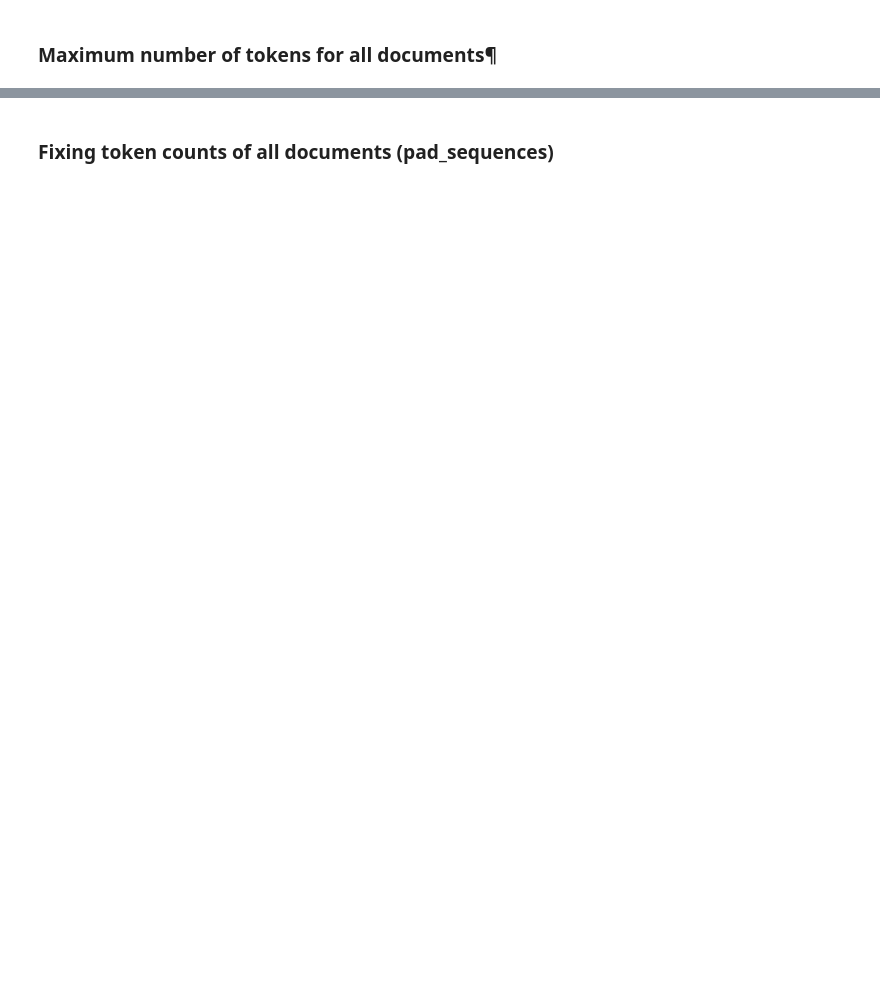
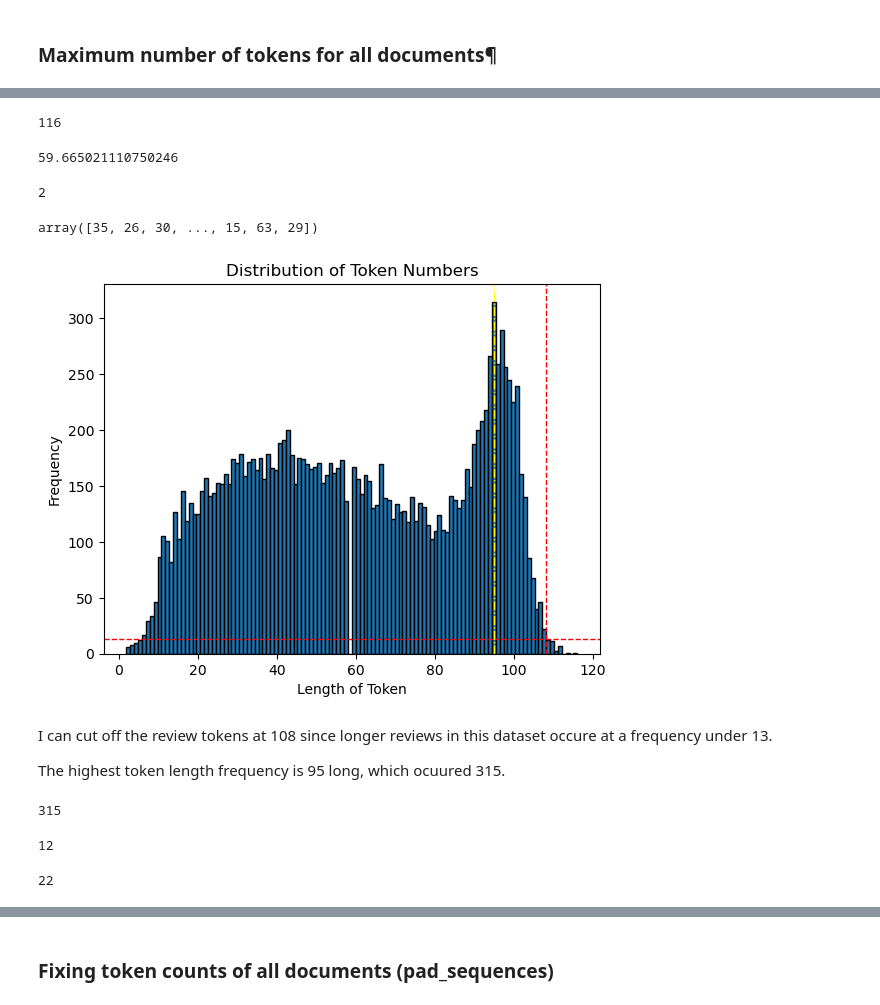
Before and after one commit to WaadAlharthi/ML_Portfolio, a Jupyter notebook: NLP_Sentiment_Analysis_Project.ipynb, the cells around one changed output, grey strips where cells are left out. Saved outputs shown, nothing was run; the diff lists cells and outputs as text; code cells hidden in the pictures; blank space fills up the shorter version.

```diff
--- a/NLP_Sentiment_Analysis_Project.ipynb
+++ b/NLP_Sentiment_Analysis_Project.ipynb
@@ -975,2 +1011,4 @@ weighted avg       0.86      0.83      0.75      2717
+# %%
+tokenizer.fit_on_texts(X_train)
 # %% [markdown]
 ### Creating word index
@@ -977,2 +1042,13 @@ weighted avg       0.86      0.83      0.75      2717
 # %% [markdown]
 ### Converting tokens to numeric
+# %%
+X_num_tokens = tokenizer.texts_to_sequences(X_train)
+
+# The function "texts_to_sequences" converts all tokens in each document/row of our data into numbers according to their usage frequency in the
+# word_index (since num_words=10001, only the first 10000 most frequently used tokens will be used).
+
+# Example: The review "I highly advise this music, it is very beautiful." will be converted into the vector [7, 172, 7322, 19, 35, 33, 11, 712, 2776]
+# where I: 7, highly: 172, advise: 7322, this: 19, music: 35, it:33, is:11, very:712,  beautiful:2776.
+
+# Remember that these conversions are made according to the first 10,000 most frequently occurring tokens in the corpus. If the "beautiful" token was
+# the 10,001st or a larger numbered token, it would be ignored during the conversion and the vector we would get would be [7, 172, 7322, 19, 35, 33, 11, 712].
@@ -980,0 +1089,40 @@ weighted avg       0.86      0.83      0.75      2717
+# %%
+max(len(x) for x in X_num_tokens)
+# %% [output]
+116
+# %%
+from statistics import mean
+mean(len(x) for x in X_num_tokens)
+# %% [output]
+59.665021110750246
+# %%
+min(len(x) for x in X_num_tokens)
+# %% [output]
+2
+# %%
+num_tokens = [len(sen_tokens) for sen_tokens in X_num_tokens]
+num_tokens = np.array(num_tokens)
+
+# Firstly, we assign the sizes of all the lines/documnets in the corpus to the variable num_tokens by putting them into a list.
+# Since aggregation functions can be applied to arrays in a practical way, we convert the list to an array.
+# %%
+num_tokens
+# %% [output]
+array([35, 26, 30, ..., 15, 63, 29])
+# %%
+# Plot a histogram to visualize the distribution
+plt.hist(num_tokens, bins=116, edgecolor='black')  # Adjust the number of bins as needed
+plt.title("Distribution of Token Numbers")
+plt.xlabel("Length of Token")
+plt.ylabel("Frequency")
+plt.axvline(x=108, color='red', linestyle='--', linewidth=1)
+plt.axhline(y= 13, color='red', linestyle='--', linewidth=1)
+plt.axvline(x= 95, color='yellow', linestyle='-.', linewidth=1)
+
+plt.show()
+# %% [output]
+[figure, added]
+# %% [markdown]
+I can cut off the review tokens at 108 since longer reviews in this dataset occure at a frequency under 13.
+
+The highest token length frequency is 95 long, which ocuured 315.
@@ -980,0 +1131,15 @@ weighted avg       0.86      0.83      0.75      2717
+# %%
+hi_freq_tokens = [item for item in X_num_tokens if len(item) == 95]
+len(hi_freq_tokens)
+# %% [output]
+315
+# %%
+long_tokens = [item for item in X_num_tokens if len(item) == 109]
+len(long_tokens)
+# %% [output]
+12
+# %%
+long_tokens = [item for item in X_num_tokens if len(item) == 108]
+len(long_tokens)
+# %% [output]
+22
```
Also changed, not shown: parts of 27 cells of this notebook.
